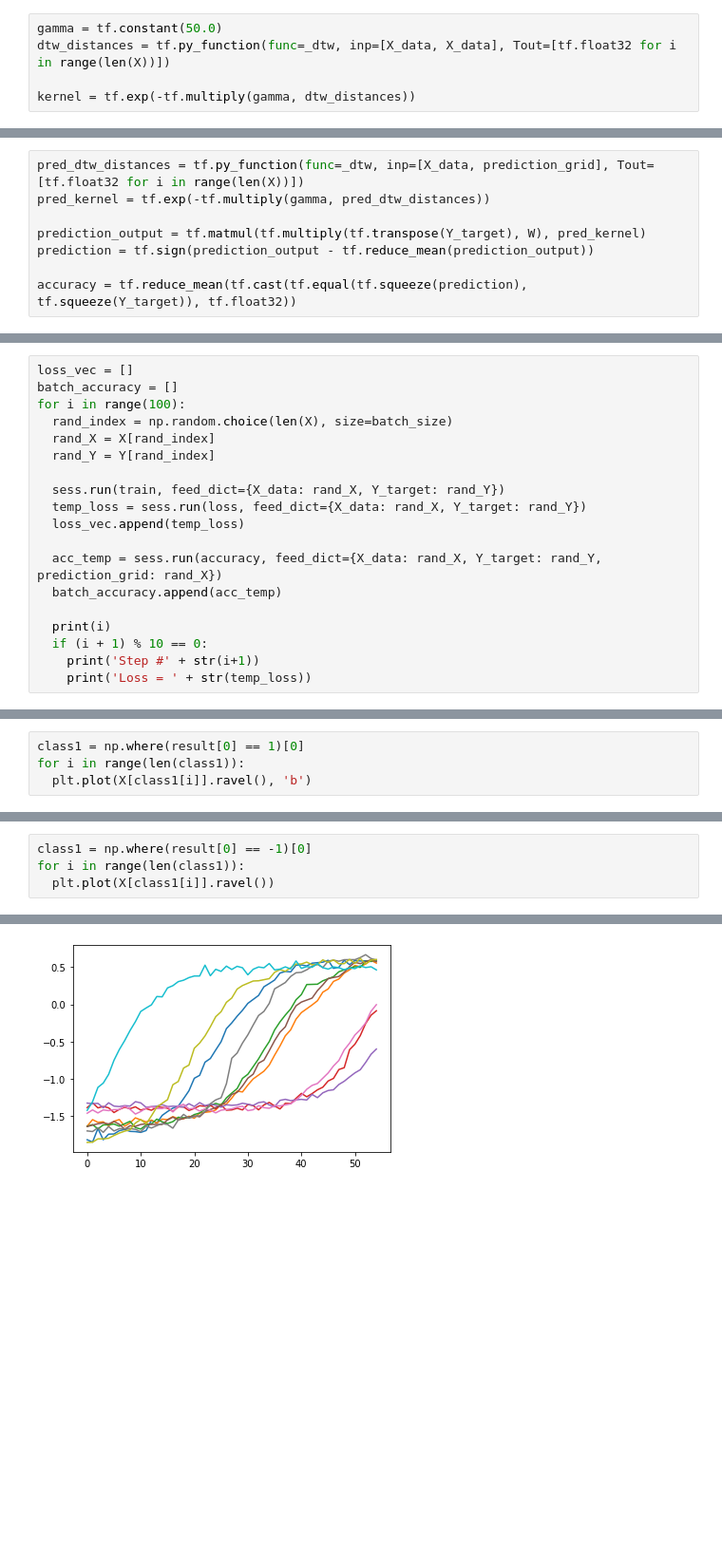
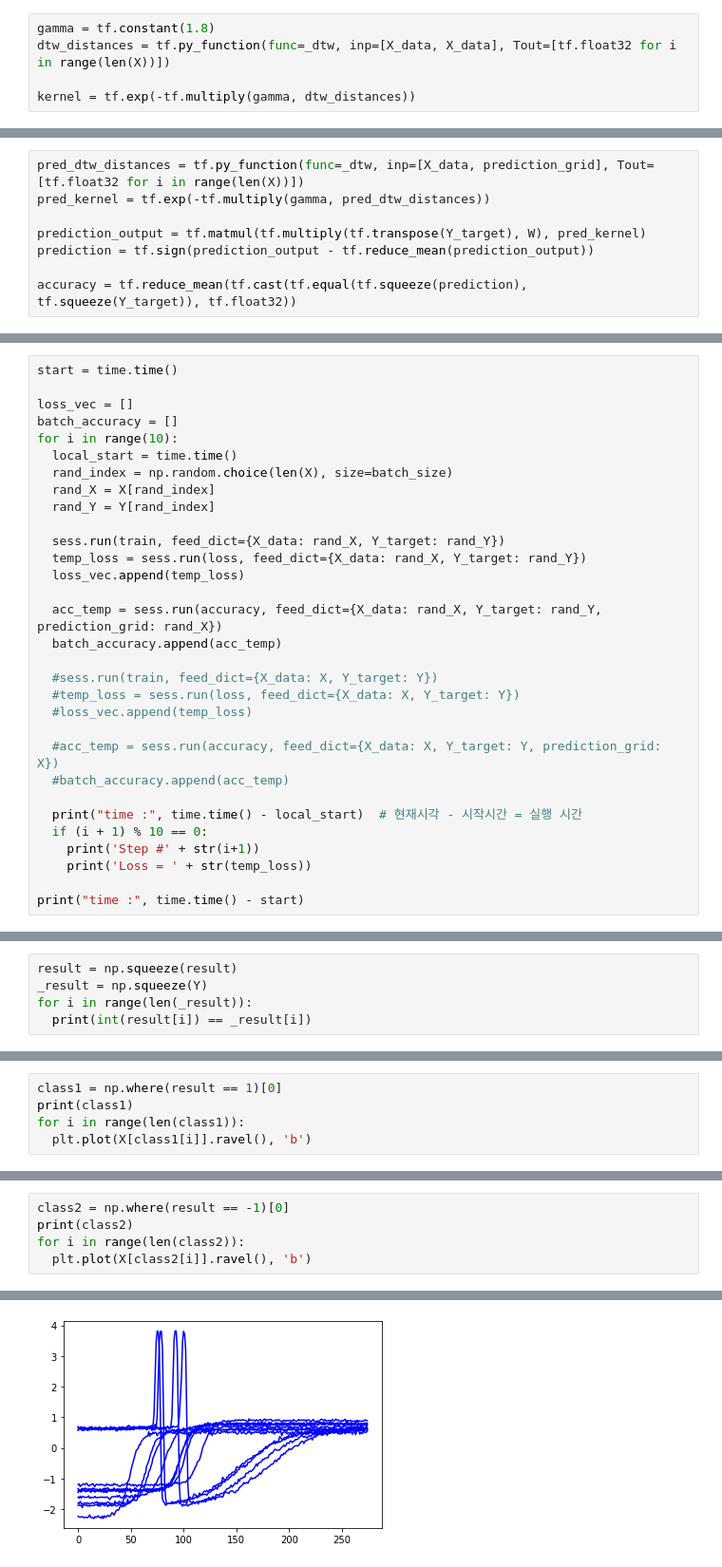
Before and after one commit to h5ng/influence_functions, a Jupyter notebook: Time_Series_Classification_with_Kernel.ipynb, the cells around one changed output, grey strips where cells are left out. Shown at 95% size. Saved outputs shown, nothing was run; the diff lists cells and outputs as text; blank space fills up the shorter version.

```diff
--- a/Time_Series_Classification_with_Kernel.ipynb
+++ b/Time_Series_Classification_with_Kernel.ipynb
@@ -98,7 +100,7 @@ def _dtw(X1, X2):
 # %% [markdown]
 $k_{GDTW}(x,z) = exp(-\gamma d_{DTW}(x,z))$
 # %%
-gamma = tf.constant(50.0)
+gamma = tf.constant(1.8)
 dtw_distances = tf.py_function(func=_dtw, inp=[X_data, X_data], Tout=[tf.float32 for i in range(len(X))])
 
 kernel = tf.exp(-tf.multiply(gamma, dtw_distances))
@@ -127,9 +130,12 @@ init = tf.initialize_all_variables()
 sess = tf.Session()
 sess.run(init)
 # %%
+start = time.time()
+
 loss_vec = []
 batch_accuracy = []
-for i in range(100):
+for i in range(10):
+  local_start = time.time()
   rand_index = np.random.choice(len(X), size=batch_size)
   rand_X = X[rand_index]
   rand_Y = Y[rand_index]
@@ -141,8 +147,17 @@ for i in range(100):
   acc_temp = sess.run(accuracy, feed_dict={X_data: rand_X, Y_target: rand_Y, prediction_grid: rand_X})
   batch_accuracy.append(acc_temp)
 
-  print(i)
+  #sess.run(train, feed_dict={X_data: X, Y_target: Y})
+  #temp_loss = sess.run(loss, feed_dict={X_data: X, Y_target: Y})
+  #loss_vec.append(temp_loss)
+
+  #acc_temp = sess.run(accuracy, feed_dict={X_data: X, Y_target: Y, prediction_grid: X})
+  #batch_accuracy.append(acc_temp)
+
+  print("time :", time.time() - local_start)  # 현재시각 - 시작시간 = 실행 시간
   if (i + 1) % 10 == 0:
     print('Step #' + str(i+1))
     print('Loss = ' + str(temp_loss))
+
+print("time :", time.time() - start)
 # %% [output]
@@ -187,0 +195,5 @@ print(result)
+# %%
+result = np.squeeze(result)
+_result = np.squeeze(Y)
+for i in range(len(_result)):
+  print(int(result[i]) == _result[i])
@@ -194,5 +227,6 @@ plt.show()
 # %%
-class1 = np.where(result[0] == 1)[0]
+class1 = np.where(result == 1)[0]
+print(class1)
 for i in range(len(class1)):
   plt.plot(X[class1[i]].ravel(), 'b')
 # %% [output]
@@ -200,5 +235,6 @@ for i in range(len(class1)):
 # %%
-class1 = np.where(result[0] == -1)[0]
-for i in range(len(class1)):
-  plt.plot(X[class1[i]].ravel())
+class2 = np.where(result == -1)[0]
+print(class2)
+for i in range(len(class2)):
+  plt.plot(X[class2[i]].ravel(), 'b')
 # %% [output]
@@ -205 +242 @@ for i in range(len(class1)):
-[figure, old version]
+[figure, new version]
```
Also changed, not shown: parts of 14 cells of this notebook.
